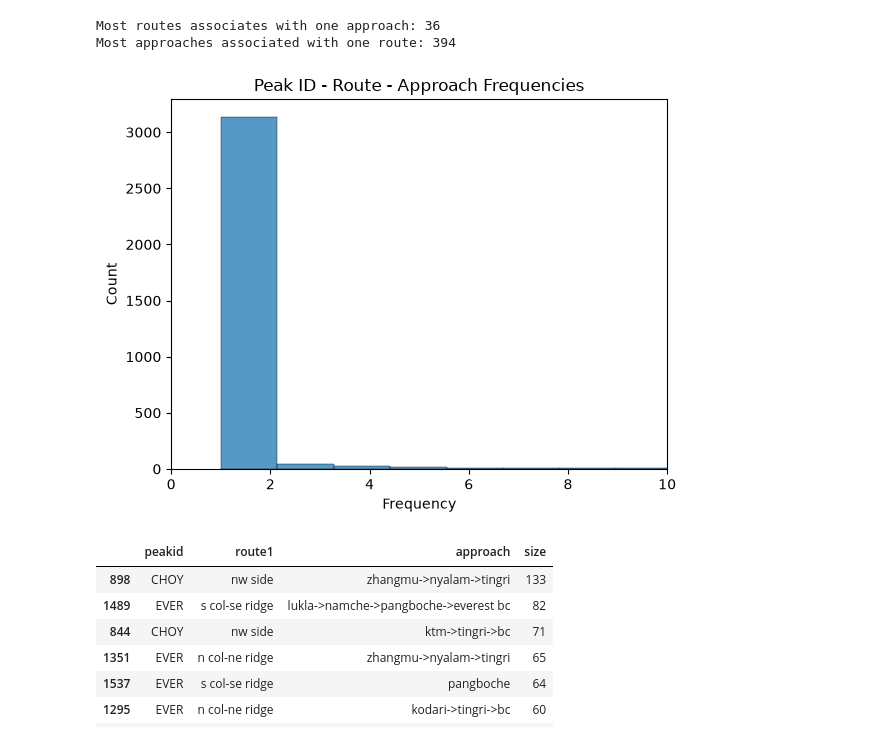
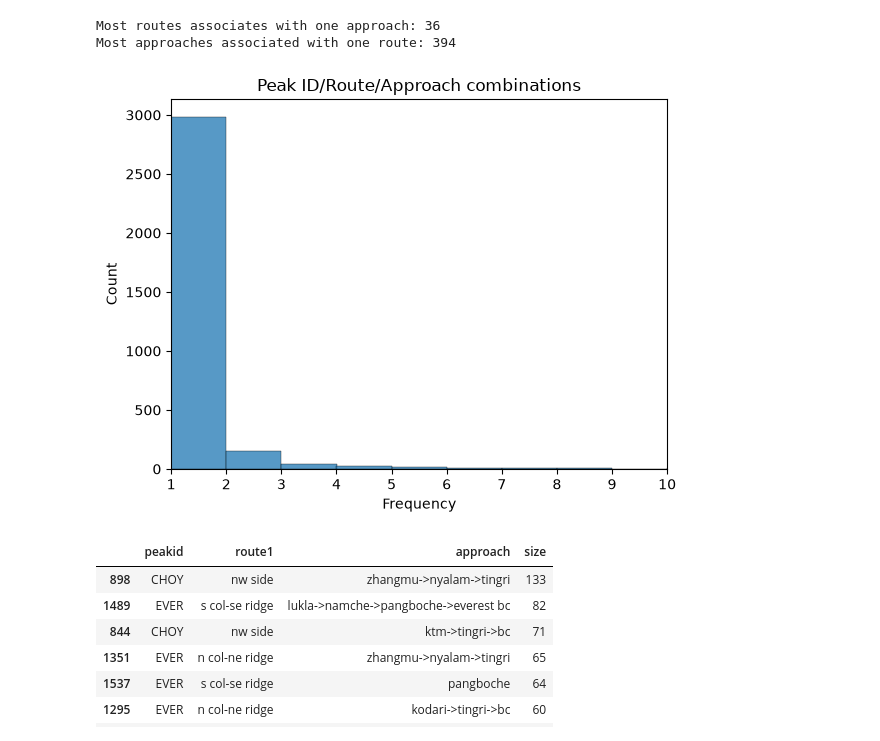
Before and after one commit to bastien-winant/himalayan-db-pipeline, a Jupyter notebook: notebooks/exploratory_data_analysis.ipynb, the cells around one changed output. Cells and saved outputs as stored; diff of their text form; code cells hidden in the pictures.

```diff
--- a/notebooks/exploratory_data_analysis.ipynb
+++ b/notebooks/exploratory_data_analysis.ipynb
@@ -308,3 +387,3 @@ AssertionError:
 # %%
-df.expid = df.expid.str.cat(df.year, "_")
+df.expid = df.expid.str.cat(df.year, sep="_")
 # %%
@@ -312,0 +591,4 @@ assert df.expid.notna().all()
+# %%
+print(df.smttime.isna().count())
+df.smttime = pd.to_datetime(df.smttime, format='%H%M', errors='coerce')
+print(df.smttime.isna().count())
@@ -313,7 +770,5 @@ assert df.expid.notna().all()
 # %% [markdown]
 ### Routes
-# %%
-df.route1 = df.route1.str.lower()
 # %%
 print("Proportion of unique route names:", (df.route1.value_counts() == 1).mean().round(3))
 # %% [output]
@@ -470,10 +945,10 @@ Most approaches associated with one route: 394
 peak_route_approaches = df.loc[df.approach.notna()].groupby(['peakid', 'route1', 'approach'], as_index=False).size()
 # %%
-sns.histplot(data=peak_route_approaches, x="size")
-plt.title("Peak ID - Route - Approach Frequencies")
+sns.histplot(data=peak_route_approaches, x="size", binwidth=1)
+plt.title("Peak ID/Route/Approach combinations")
 plt.xlabel("Frequency")
-plt.xlim((0, 10))
+plt.xlim((1, 10))
 plt.show()
 # %% [output]
-[figure, old version]
+[figure, new version]
 # %%
```
Also changed, not shown: parts of 141 cells of this notebook.
